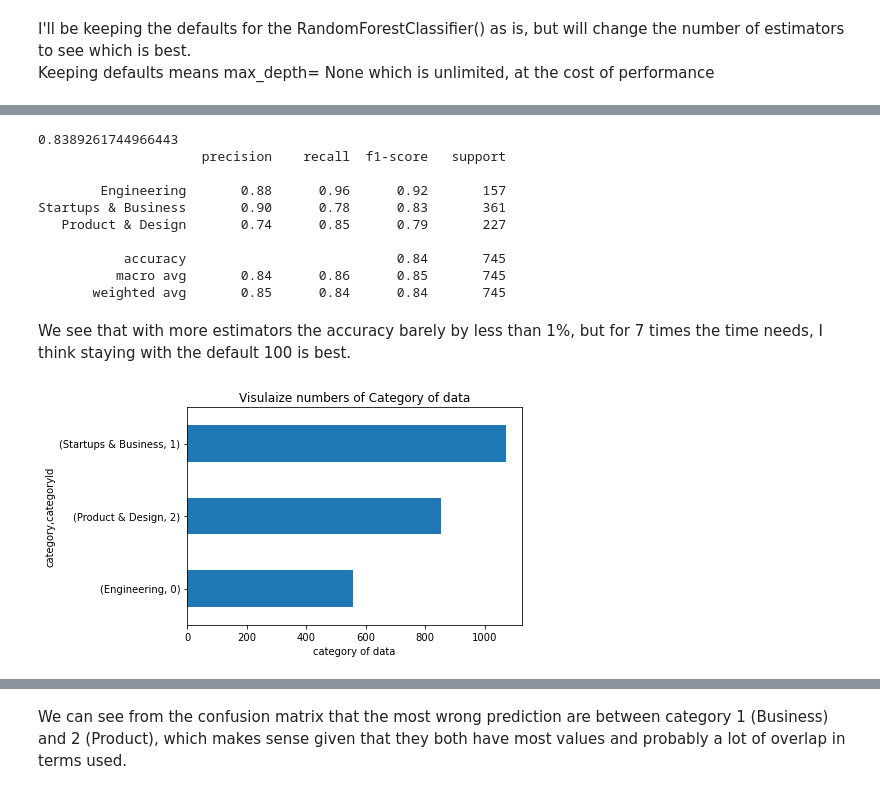
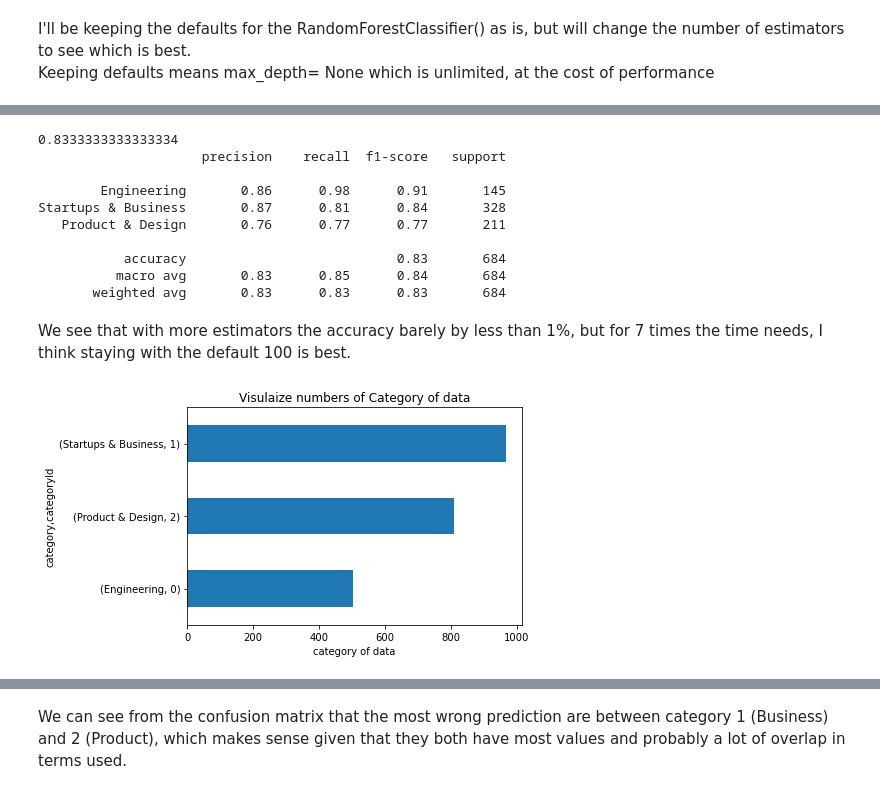
Before and after one commit to MAmr21/EGYFWD, a Jupyter notebook: KO/Article Classification/articles classifier.ipynb, the cells around one changed output, grey strips where cells are left out. Drawn from its saved outputs; the diff is of its cells as text; code cells hidden in the pictures.

```diff
--- a/KO/Article Classification/articles classifier.ipynb
+++ b/KO/Article Classification/articles classifier.ipynb
@@ -83,7 +217,14 @@ dataset["body"][0]
+# %%
+def remove_stopwords(body):
+  stop_words = set(stopwords.words('english'))
+  words = word_tokenize(body)
+  return [x for x in words if x not in stop_words]
+
+df['body'] = df['body'].apply(remove_stopwords)
 # %% [markdown]
 we will factorize the categories (add a numberical id for each category).
 # %%
-target_category = dataset['category'].unique()
-dataset['categoryId'] = dataset['category'].factorize()[0]
-dataset.tail()
+target_category = df['category'].unique()
+df['categoryId'] = df['category'].factorize()[0]
+df.tail()
 # %% [output]
@@ -117,5 +256,5 @@ Name: category, dtype: int64
 # %% [markdown]
 Splitting the dataset, we will be using the body column for training our models.
 # %%
-body = dataset["body"]
-category = dataset['category']
+body = df["body"]
+category = df['category']
@@ -154,5 +264,5 @@ we will use NLTK lib for stemming/lemmatization (converting words to their root
 def lemmatize_word(body):
   wordnet = WordNetLemmatizer()
   return " ".join([wordnet.lemmatize(word) for word in body])
-dataset['body'] = dataset['body'].apply(lemmatize_word)
+df['body'] = df['body'].apply(lemmatize_word)
 # %%
@@ -326,30 +432,30 @@ CV_rfc.best_params_
 # %%
-forest = RandomForestClassifier(random_state = 0, n_estimators = 700)
+forest = RandomForestClassifier(random_state = 0, n_estimators = 100)
 forest.fit(x_train,y_train)
 y_pred_best = forest.predict(x_test)
 
 print(accuracy_score(y_test , y_pred_best))
 print(classification_report(y_pred_best, y_test, target_names=target_category))
 # %% [output]
-0.8389261744966443
+0.8333333333333334
                      precision    recall  f1-score   support
 
-        Engineering       0.88      0.96      0.92       157
-Startups & Business       0.90      0.78      0.83       361
-   Product & Design       0.74      0.85      0.79       227
+        Engineering       0.86      0.98      0.91       145
+Startups & Business       0.87      0.81      0.84       328
+   Product & Design       0.76      0.77      0.77       211
 
-           accuracy                           0.84       745
-          macro avg       0.84      0.86      0.85       745
-       weighted avg       0.85      0.84      0.84       745
+           accuracy                           0.83       684
+          macro avg       0.83      0.85      0.84       684
+       weighted avg       0.83      0.83      0.83       684
 # %% [markdown]
 We see that with more estimators the accuracy barely by less than 1%, but for 7 times the time needs, I think staying with the default 100 is best.
 # %%
-dataset.groupby('category').categoryId.value_counts().plot(kind = "barh")
+df.groupby('category').categoryId.value_counts().plot(kind = "barh")
 plt.xlabel("category of data")
 plt.title("Visulaize numbers of Category of data")
 plt.show()
 # %% [output]
-[figure, old version]
+[figure, new version]
 # %%
 from sklearn.metrics import confusion_matrix, ConfusionMatrixDisplay
 ConfusionMatrixDisplay(confusion_matrix(y_test, y_pred_best)).plot()
```
Also changed, not shown: parts of 64 cells of this notebook, 1 other file.
